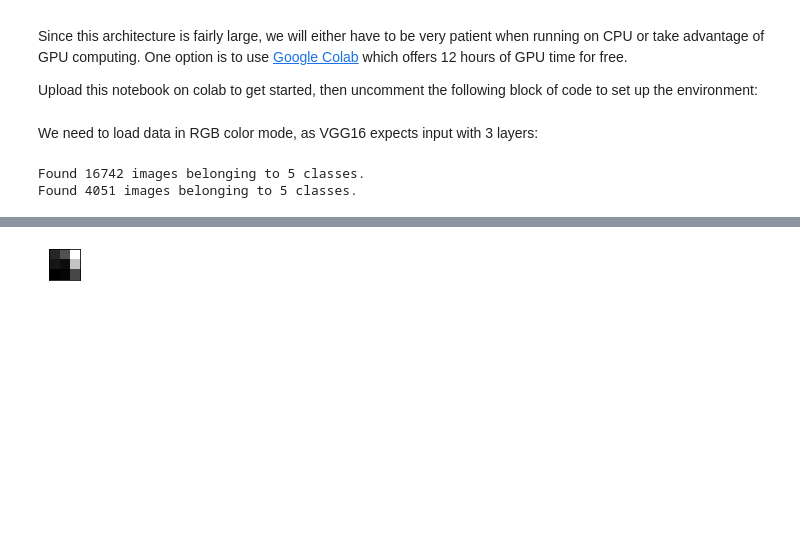
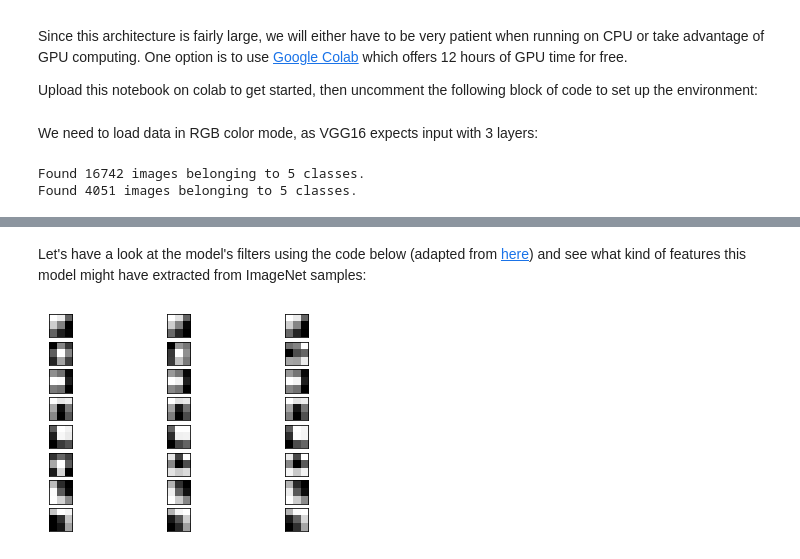
Before and after one commit to NBISweden/workshop-neural-nets-and-deep-learning, a Jupyter notebook: session_goodPracticesDatasetDesign/lab_transferLearning/transfer_learning.ipynb, the cells around one changed output, grey strips where cells are left out. Drawn from its saved outputs; the diff is of its cells as text; code cells hidden in the pictures; blank space fills up the shorter version.

```diff
--- a/session_goodPracticesDatasetDesign/lab_transferLearning/transfer_learning.ipynb
+++ b/session_goodPracticesDatasetDesign/lab_transferLearning/transfer_learning.ipynb
@@ -387,28 +389,32 @@ Total params: 14,714,688
 Trainable params: 14,714,688
 Non-trainable params: 0
 _________________________________________________________________
+# %% [markdown]
+Let's have a look at the model's filters using the code below (adapted from [here](https://machinelearningmastery.com/how-to-visualize-filters-and-feature-maps-in-convolutional-neural-networks/)) and see what kind of features this model might have extracted from ImageNet samples:
 # %%
 from matplotlib import pyplot
 
-# retrieve weights from the second hidden layer
-filters, biases = model.layers[11].get_weights()
+# retrieve weights from a hidden layer of your choice
+filters, biases = model.layers[1].get_weights()
+
 # normalize filter values to 0-1 so we can visualize them
 f_min, f_max = filters.min(), filters.max()
 filters = (filters - f_min) / (f_max - f_min)
+
 # plot first few filters
-n_filters, ix = 6, 1
+n_filters, ix = 8, 1
 for i in range(n_filters):
     # get the filter
     f = filters[:, :, :, i]
     # plot each channel separately
     for j in range(3):
         # specify subplot and turn of axis
         ax = pyplot.subplot(n_filters, 3, ix)
         ax.set_xticks([])
         ax.set_yticks([])
         # plot filter channel in grayscale
         pyplot.imshow(f[:, :, j], cmap='gray')
-ix += 1
+        ix += 1
 pyplot.show()
 # %% [output]
-[figure, old version]
+[figure, new version]
```
Also changed, not shown: parts of 4 cells of this notebook, 2 other files.
